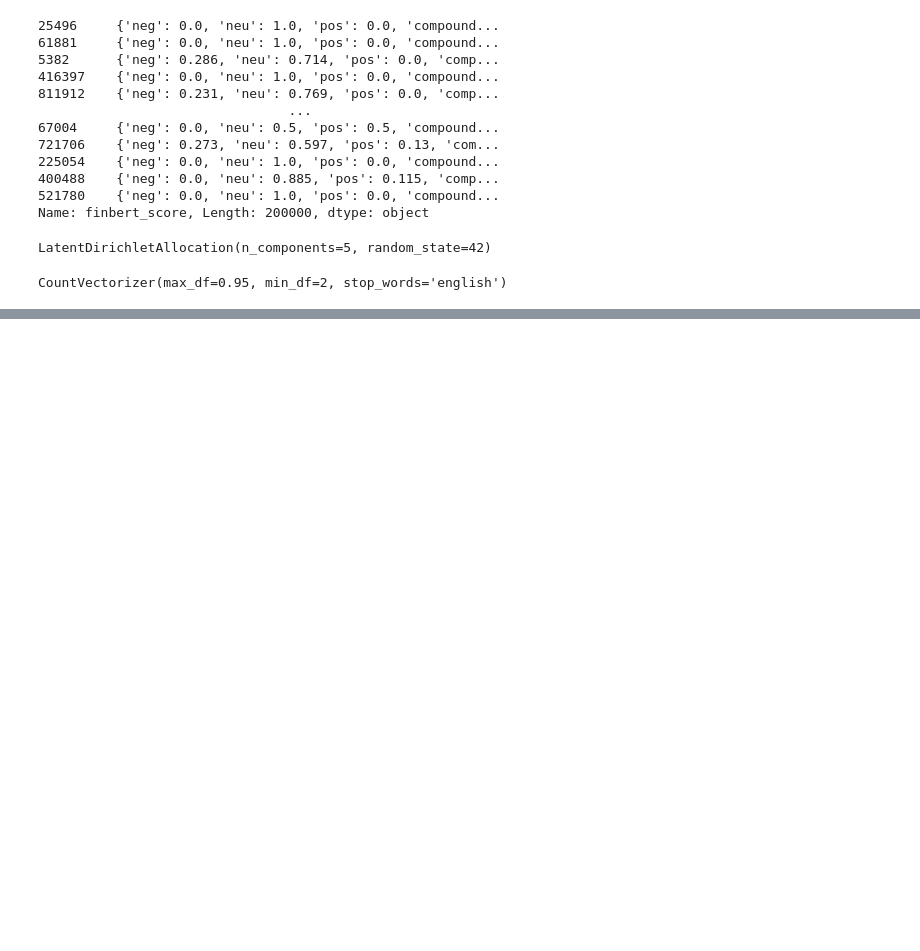
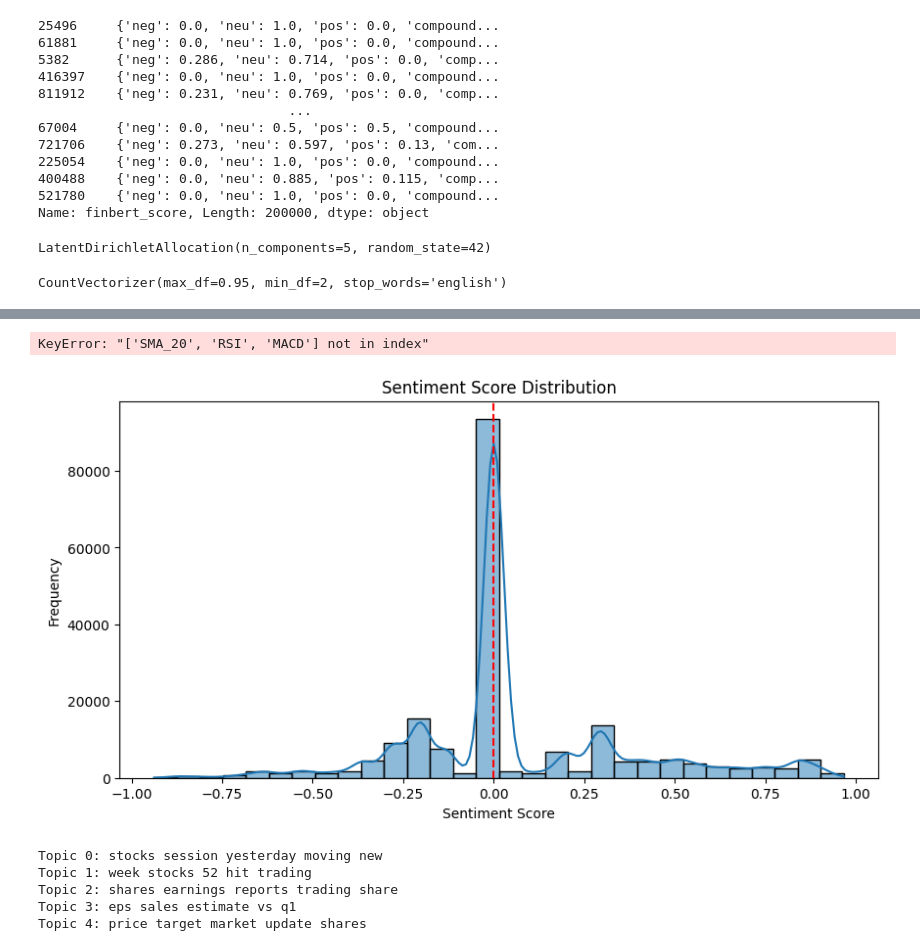
Before and after one commit to Natnahom/kaim-week-12, a Jupyter notebook: notebooks/advanced_analyticsAnalysis.ipynb, the cells around one changed output, grey strips where cells are left out. Drawn from its saved outputs; the diff is of its cells as text; code cells hidden in the pictures; blank space fills up the shorter version.

```diff
--- a/notebooks/advanced_analyticsAnalysis.ipynb
+++ b/notebooks/advanced_analyticsAnalysis.ipynb
@@ -168,0 +183,27 @@ data
+# %%
+# Predictive Modeling
+model = build_predictive_model(data)
+# %% [output]
+KeyError: "['SMA_20', 'RSI', 'MACD'] not in index"
+# %%
+# Sentiment Distribution
+plt.figure(figsize=(10, 5))
+sns.histplot(data['finbert_sentiment'], bins=30, kde=True)
+plt.title('Sentiment Score Distribution')
+plt.xlabel('Sentiment Score')
+plt.ylabel('Frequency')
+plt.axvline(x=0, color='red', linestyle='--')
+plt.show()
+# %% [output]
+[figure, added]
+# %%
+# We can visualize the top words in each topic
+for topic_idx, topic in enumerate(lda_model.components_):
+    message = "Topic {}: {}".format(topic_idx, " ".join([vectorizer.get_feature_names_out()[i] for i in topic.argsort()[:-6:-1]]))
+    print(message)
+# %% [output]
+Topic 0: stocks session yesterday moving new
+Topic 1: week stocks 52 hit trading
+Topic 2: shares earnings reports trading share
+Topic 3: eps sales estimate vs q1
+Topic 4: price target market update shares
```
Also changed, not shown: parts of 2 cells of this notebook, 1 other file.
